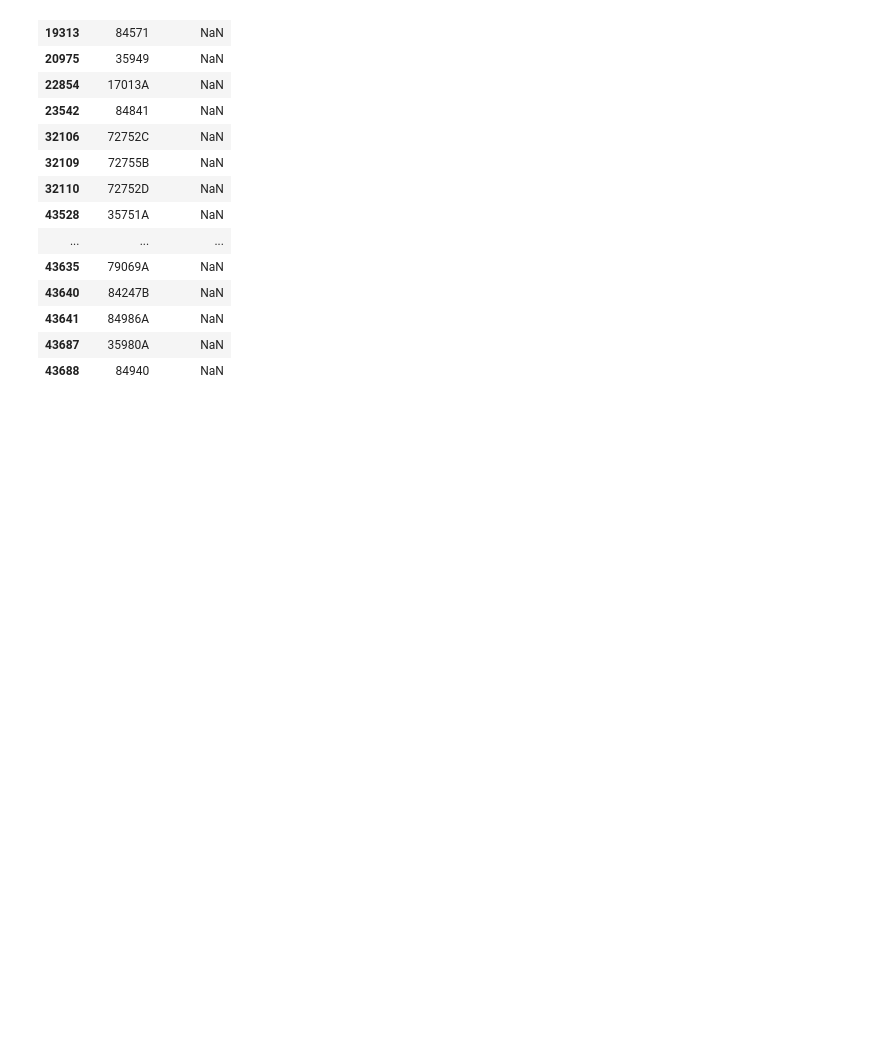
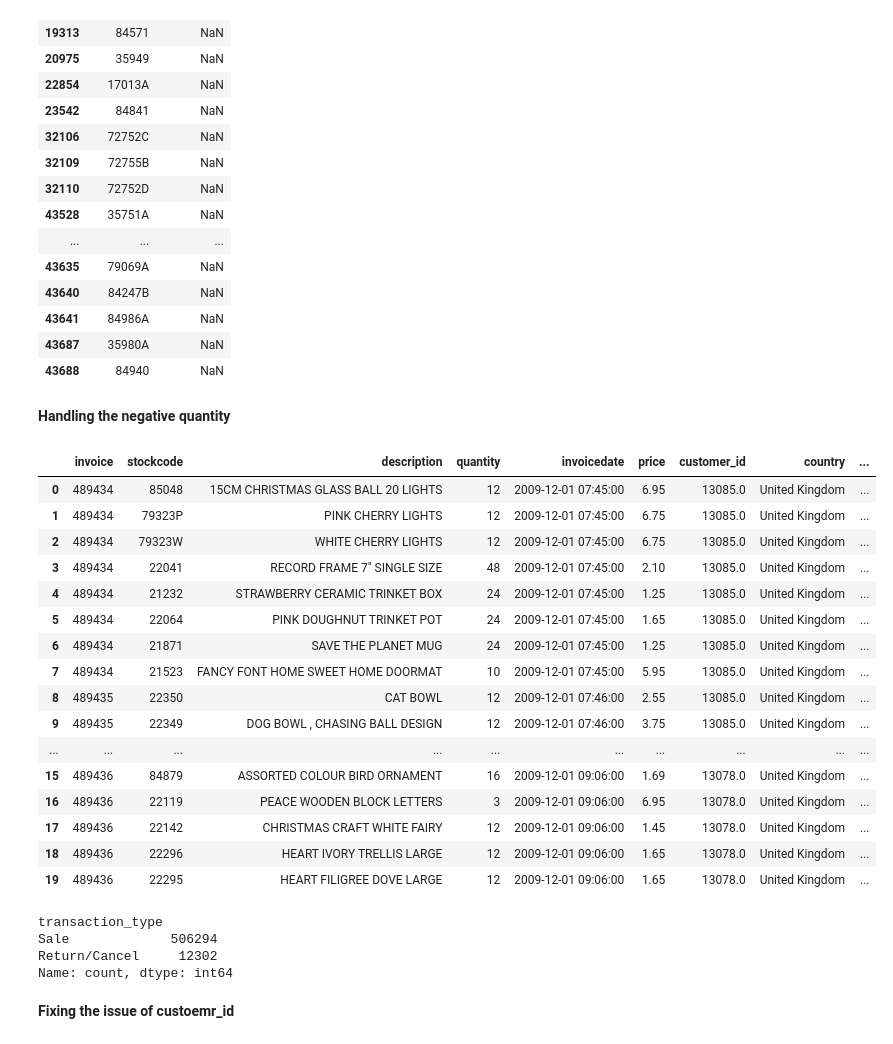
Before and after one commit to dhruvi1232611/nava-AI, a Jupyter notebook: notebooks/data_cleaning_transformation.ipynb, the cells around one changed output. Cells and saved outputs as stored; diff of their text form; code cells hidden in the pictures; blank space fills up the shorter version.

```diff
--- a/notebooks/data_cleaning_transformation.ipynb
+++ b/notebooks/data_cleaning_transformation.ipynb
@@ -293,3 +309,40 @@ df_clean[
 | 43641 | 84986A | NaN |
 | 43687 | 35980A | NaN |
 | 43688 | 84940 | NaN |
+# %% [markdown]
+**Handling the negative quantity**
+# %%
+df_clean["transaction_type"] = np.where(
+    df_clean["quantity"] < 0,
+    "Return/Cancel",
+    "Sale"
+)
+# %%
+df_clean.head(20)
+# %% [output]
+|  | invoice | stockcode | description | quantity | invoicedate | price | customer_id | country | ... |
+| 0 | 489434 | 85048 | 15CM CHRISTMAS GLASS BALL 20 LIGHTS | 12 | 2009-12-01 07:45:00 | 6.95 | 13085.0 | United Kingdom | ... |
+| 1 | 489434 | 79323P | PINK CHERRY LIGHTS | 12 | 2009-12-01 07:45:00 | 6.75 | 13085.0 | United Kingdom | ... |
+| 2 | 489434 | 79323W | WHITE CHERRY LIGHTS | 12 | 2009-12-01 07:45:00 | 6.75 | 13085.0 | United Kingdom | ... |
+| 3 | 489434 | 22041 | RECORD FRAME 7" SINGLE SIZE | 48 | 2009-12-01 07:45:00 | 2.10 | 13085.0 | United Kingdom | ... |
+| 4 | 489434 | 21232 | STRAWBERRY CERAMIC TRINKET BOX | 24 | 2009-12-01 07:45:00 | 1.25 | 13085.0 | United Kingdom | ... |
+| 5 | 489434 | 22064 | PINK DOUGHNUT TRINKET POT | 24 | 2009-12-01 07:45:00 | 1.65 | 13085.0 | United Kingdom | ... |
+| 6 | 489434 | 21871 | SAVE THE PLANET MUG | 24 | 2009-12-01 07:45:00 | 1.25 | 13085.0 | United Kingdom | ... |
+| 7 | 489434 | 21523 | FANCY FONT HOME SWEET HOME DOORMAT | 10 | 2009-12-01 07:45:00 | 5.95 | 13085.0 | United Kingdom | ... |
+| 8 | 489435 | 22350 | CAT BOWL | 12 | 2009-12-01 07:46:00 | 2.55 | 13085.0 | United Kingdom | ... |
+| 9 | 489435 | 22349 | DOG BOWL , CHASING BALL DESIGN | 12 | 2009-12-01 07:46:00 | 3.75 | 13085.0 | United Kingdom | ... |
+| ... | ... | ... | ... | ... | ... | ... | ... | ... | ... |
+| 15 | 489436 | 84879 | ASSORTED COLOUR BIRD ORNAMENT | 16 | 2009-12-01 09:06:00 | 1.69 | 13078.0 | United Kingdom | ... |
+| 16 | 489436 | 22119 | PEACE WOODEN BLOCK LETTERS | 3 | 2009-12-01 09:06:00 | 6.95 | 13078.0 | United Kingdom | ... |
+| 17 | 489436 | 22142 | CHRISTMAS CRAFT WHITE FAIRY | 12 | 2009-12-01 09:06:00 | 1.45 | 13078.0 | United Kingdom | ... |
+| 18 | 489436 | 22296 | HEART IVORY TRELLIS LARGE | 12 | 2009-12-01 09:06:00 | 1.65 | 13078.0 | United Kingdom | ... |
+| 19 | 489436 | 22295 | HEART FILIGREE DOVE LARGE | 12 | 2009-12-01 09:06:00 | 1.65 | 13078.0 | United Kingdom | ... |
+# %%
+df_clean["transaction_type"].value_counts()
+# %% [output]
+transaction_type
+Sale             506294
+Return/Cancel     12302
+Name: count, dtype: int64
+# %% [markdown]
+**Fixing the issue of custoemr_id**
```
Also changed, not shown: parts of 44 cells of this notebook.
